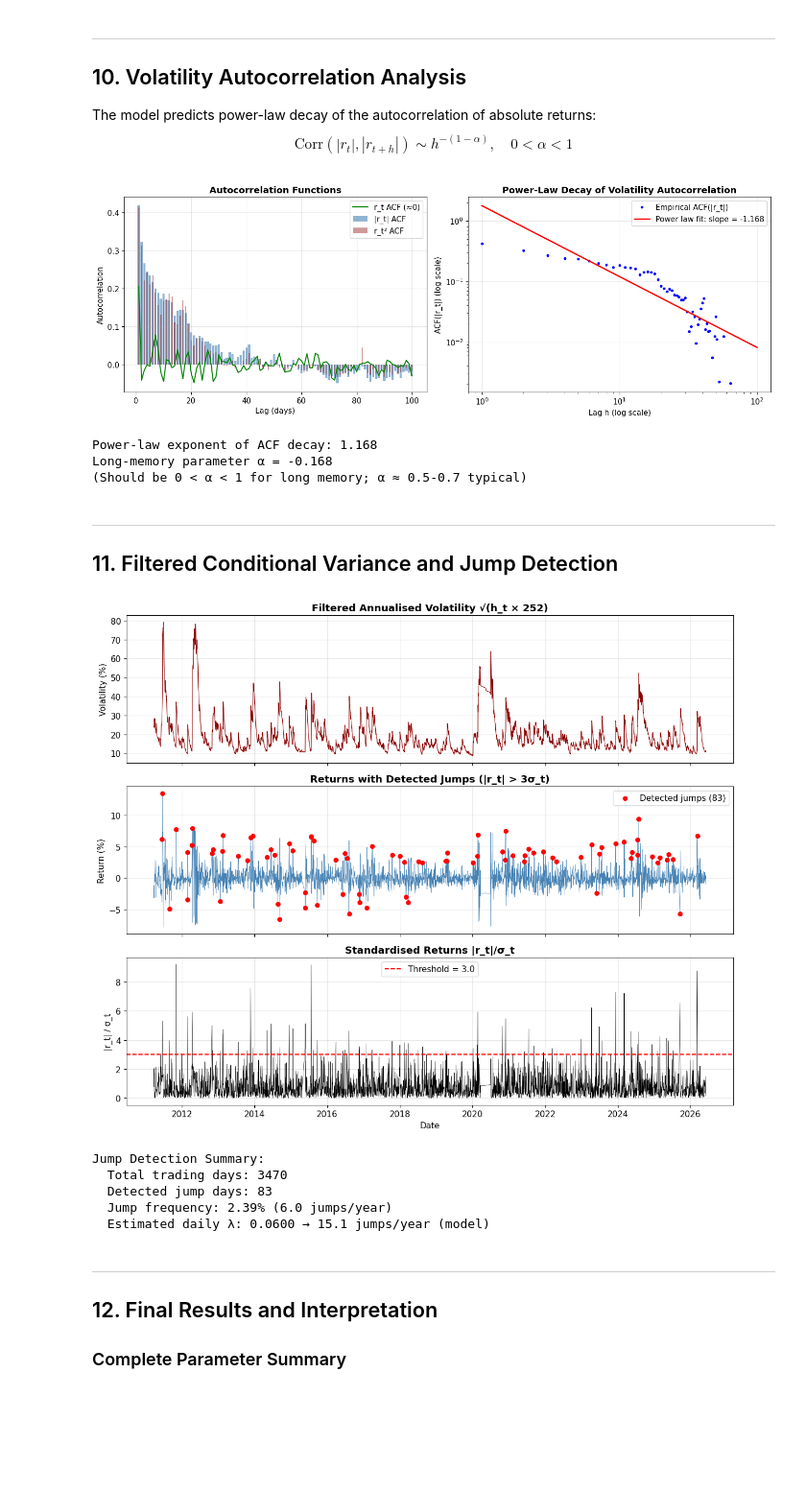
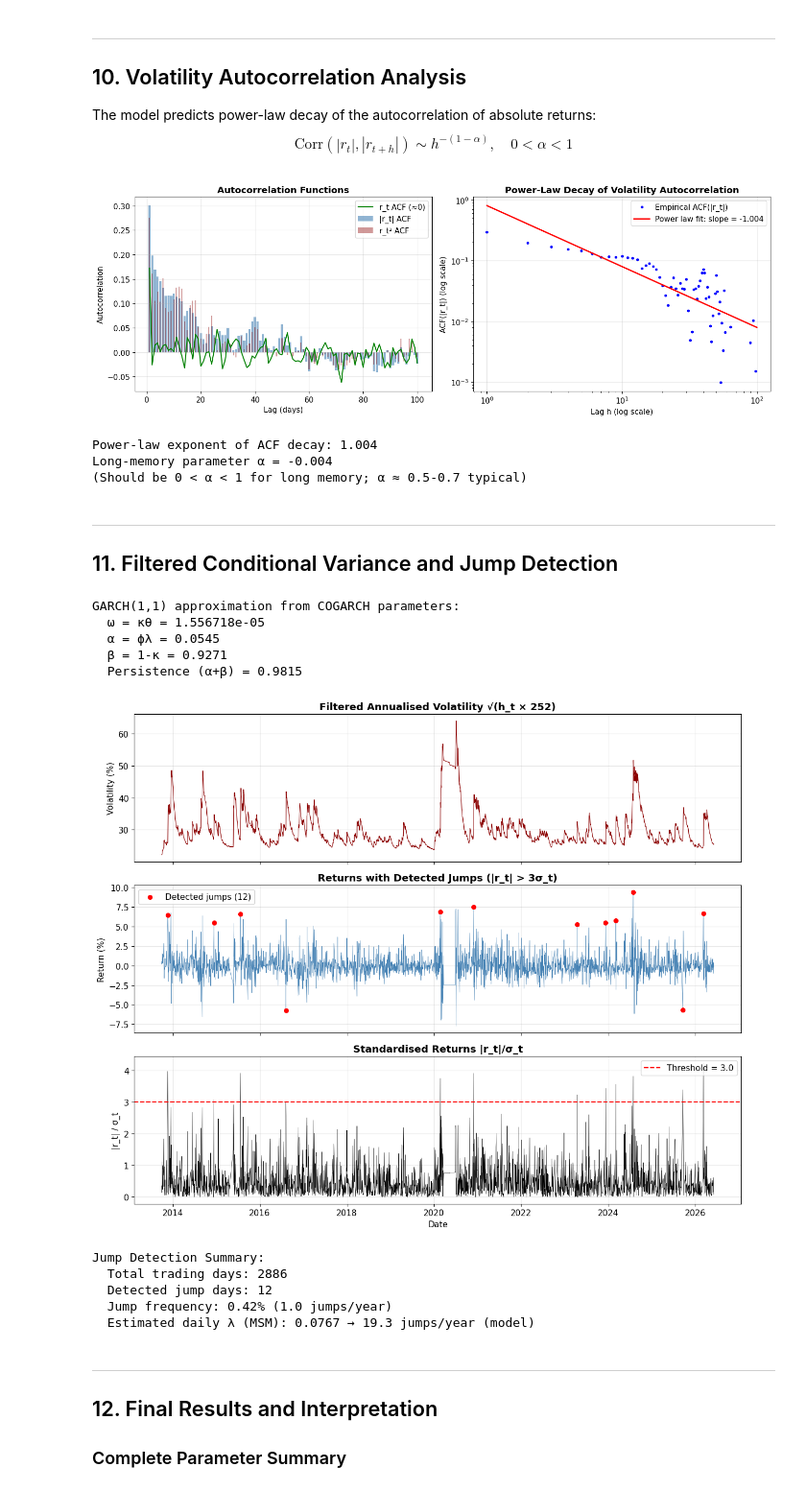
Before and after one commit to tekraj/MSc-Mathematics, a Jupyter notebook: Projects/SEMII/cogarch-empirical-validation.ipynb, the cells around one changed output. Shown at 96% size. Cells and saved outputs as stored; diff of their text form; code cells hidden in the pictures; blank space fills up the shorter version.

Commit message:
add cogarch-validation and eda

```diff
--- a/Projects/SEMII/cogarch-empirical-validation.ipynb
+++ b/Projects/SEMII/cogarch-empirical-validation.ipynb
@@ -24,10 +24,7 @@ $$dV_t = \kappa(\theta - V_{t-})\,dt + \phi\, V_{t-}\, Z^2\, dN_t$$
 import numpy as np
 import pandas as pd
 import matplotlib.pyplot as plt
-from datetime import datetime
 from scipy.optimize import minimize, brentq
-from scipy.stats import norm, jarque_bera
-from scipy.special import factorial
 import warnings
 warnings.filterwarnings('ignore')
 
@@ -37,11 +34,11 @@ plt.rcParams['axes.grid'] = True
 plt.rcParams['grid.alpha'] = 0.3
 
 # Load NEPSE Banking Sector Data
-data = pd.read_csv('./banking-data.csv')
-data['Date'] = pd.to_datetime(data['Date'])
-data.set_index('Date', inplace=True)
-data.sort_index(inplace=True, ascending=True)
-
+all_data = pd.read_csv('./banking-data.csv')
+all_data['Date'] = pd.to_datetime(all_data['Date'])
+all_data.set_index('Date', inplace=True)
+all_data.sort_index(inplace=True, ascending=True)
+data = all_data[all_data.index > '2013-09-30']  # Filter for endogeneous intercept break point
 # Extract closing prices and compute log-returns
 price = data['Close'].dropna()
 log_ret = np.log(price / price.shift(1)).dropna()
@@ -1026,24 +852,37 @@ print(f"Power-law exponent of ACF decay: {-slope_acf:.3f}")
 print(f"Long-memory parameter α = {alpha_decay:.3f}")
 print(f"(Should be 0 < α < 1 for long memory; α ≈ 0.5-0.7 typical)")
 # %% [output]
-[figure, old version]
+[figure, new version]
-Power-law exponent of ACF decay: 1.168
-Long-memory parameter α = -0.168
+Power-law exponent of ACF decay: 1.004
+Long-memory parameter α = -0.004
 (Should be 0 < α < 1 for long memory; α ≈ 0.5-0.7 typical)
 # %% [markdown]
 ---
 ## 11. Filtered Conditional Variance and Jump Detection
 # %%
-# Reconstruct the filtered variance series using estimated parameters
+# Reconstruct the filtered variance series using MSM-estimated parameters
+# From COGARCH discrete approximation:
+#   h[t] = kappa*theta + (1 - kappa)*h[t-1] + phi*lam*r[t-1]^2
+# This maps to GARCH(1,1) with:
+#   omega = kappa * theta, beta = 1 - kappa, alpha = phi * lam
+T = len(r)
+
+omega_msm = kappa * theta       # Base variance injection rate
+beta_msm = 1 - kappa            # Persistence (mean-reversion complement)
+alpha_msm = phi * lam           # Shock sensitivity (jump-scaled)
+
 h_filtered = np.zeros(T)
 h_filtered[0] = np.var(r)
 
-xi_const = lambda_d_hat * (theta_J_hat**2 + delta_J_hat**2)
+for t in range(1, T):
+    h_filtered[t] = omega_msm + alpha_msm * r[t-1]**2 + beta_msm * h_filtered[t-1]
+    h_filtered[t] = max(h_filtered[t], 1e-12)
 
-for t in range(1, T):
-    h_filtered[t] = (omega_hat + alpha1_hat * (r[t-1] - mu_hat)**2 +
-                     beta1_hat * h_filtered[t-1] + gamma1_hat * xi_const)
-    h_filtered[t] = max(h_filtered[t], 1e-12)
+print(f"GARCH(1,1) approximation from COGARCH parameters:")
+print(f"  ω = κθ = {omega_msm:.6e}")
+print(f"  α = ϕλ = {alpha_msm:.4f}")
+print(f"  β = 1-κ = {beta_msm:.4f}")
+print(f"  Persistence (α+β) = {alpha_msm + beta_msm:.4f}")
 
 # Jump detection: flag days where |r_t| > 3*sqrt(h_t)
 jump_threshold = 3.0
@@ -1056,40 +895,45 @@ fig, axes = plt.subplots(3, 1, figsize=(12, 10), sharex=True)
 # Conditional volatility
 axes[0].plot(log_ret.index, np.sqrt(h_filtered) * np.sqrt(252) * 100, 'darkred', linewidth=0.8)
 axes[0].set_title('Filtered Annualised Volatility √(h_t × 252)', fontweight='bold')
 axes[0].set_ylabel('Volatility (%)')
 
 # Returns with jump markers
 axes[1].plot(log_ret.index, r * 100, 'steelblue', linewidth=0.5)
 axes[1].scatter(log_ret.index[jump_days], r[jump_days] * 100,
                 color='red', s=30, zorder=5, label=f'Detected jumps ({n_jumps_detected})')
 axes[1].set_title('Returns with Detected Jumps (|r_t| > 3σ_t)', fontweight='bold')
 axes[1].set_ylabel('Return (%)')
 axes[1].legend()
 
 # Standardised returns
 axes[2].plot(log_ret.index, standardised_returns, 'k-', linewidth=0.4)
 axes[2].axhline(jump_threshold, color='r', linestyle='--', label=f'Threshold = {jump_threshold}')
 axes[2].set_title('Standardised Returns |r_t|/σ_t', fontweight='bold')
 axes[2].set_ylabel('|r_t| / σ_t')
 axes[2].set_xlabel('Date')
 axes[2].legend()
 
 plt.tight_layout()
 plt.savefig('./docs/filtered_variance_jumps.png', dpi=150, bbox_inches='tight')
 plt.show()
 
 print(f"\nJump Detection Summary:")
 print(f"  Total trading days: {T}")
 print(f"  Detected jump days: {n_jumps_detected}")
 print(f"  Jump frequency: {n_jumps_detected/T*100:.2f}% ({n_jumps_detected/T*252:.1f} jumps/year)")
-print(f"  Estimated daily λ: {lambda_d_hat:.4f} → {lambda_d_hat*252:.1f} jumps/year (model)")
+print(f"  Estimated daily λ (MSM): {lam:.4f} → {lam*252:.1f} jumps/year (model)")
 # %% [output]
+GARCH(1,1) approximation from COGARCH parameters:
+  ω = κθ = 1.556718e-05
+  α = ϕλ = 0.0545
+  β = 1-κ = 0.9271
+  Persistence (α+β) = 0.9815
-[figure, old version]
+[figure, new version]
-Jump Detection Summary:
-  Total trading days: 3470
-  Detected jump days: 83
-  Jump frequency: 2.39% (6.0 jumps/year)
-  Estimated daily λ: 0.0600 → 15.1 jumps/year (model)
+Jump Detection Summary:
+  Total trading days: 2886
+  Detected jump days: 12
+  Jump frequency: 0.42% (1.0 jumps/year)
+  Estimated daily λ (MSM): 0.0767 → 19.3 jumps/year (model)
 # %% [markdown]
 ---
 ## 12. Final Results and Interpretation
```
Also changed, not shown: parts of 32 cells of this notebook, 8 other files.
